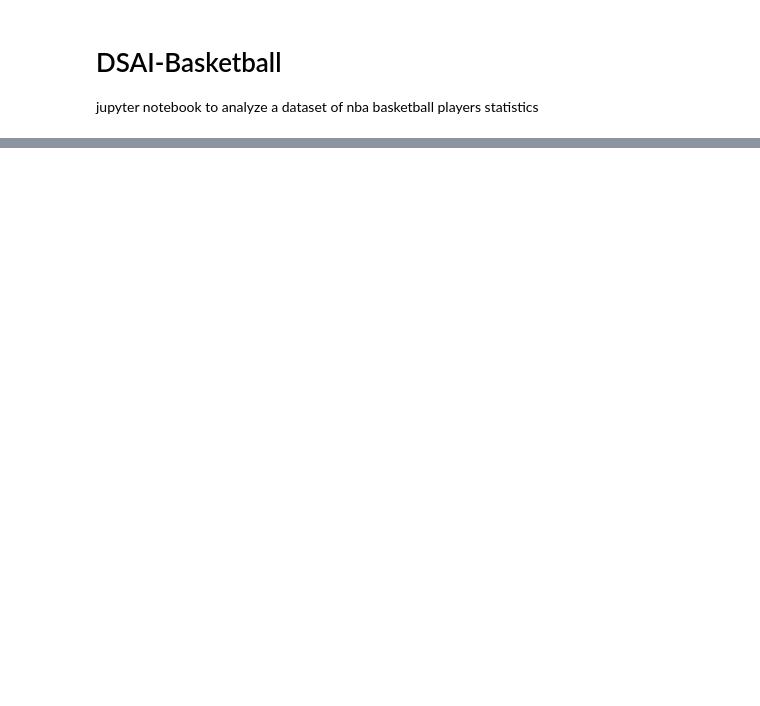
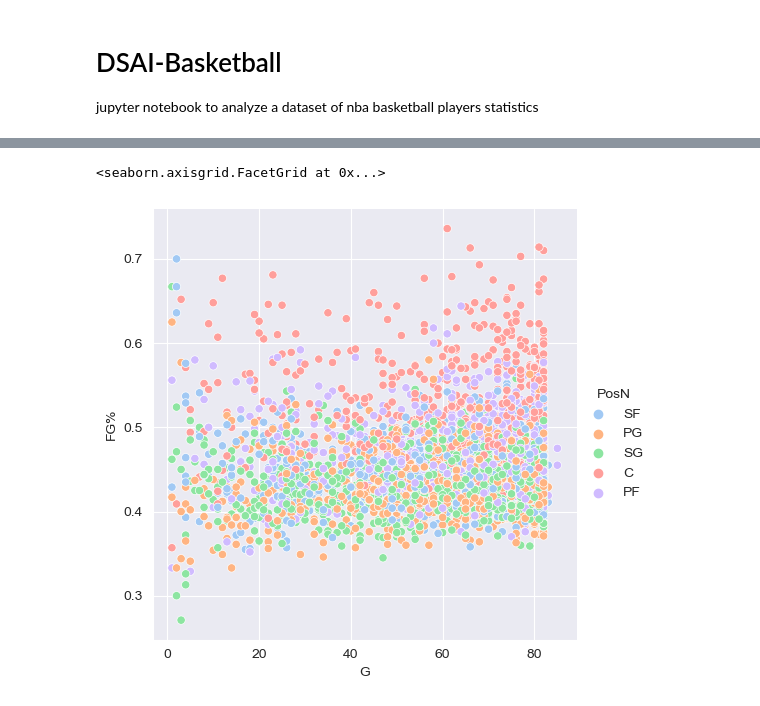
Before and after one commit to oliverpk2000/dsai-basketball, a Jupyter notebook: dsai-basketball.ipynb, the cells around one changed output, grey strips where cells are left out. Saved outputs shown, nothing was run; the diff lists cells and outputs as text; code cells hidden in the pictures; blank space fills up the shorter version.

```diff
--- a/dsai-basketball.ipynb
+++ b/dsai-basketball.ipynb
@@ -38,0 +45,5 @@ sns.histplot(data=pts_higher_ten, x="FG%", y="PTS", hue="PosN")
+# %%
+sns.relplot(data=pts_higher_ten, x="G", y="FG%", hue="PosN")
+# %% [output]
+<seaborn.axisgrid.FacetGrid at 0x...>
+[figure, added]
```
Also changed, not shown: parts of 5 cells of this notebook.
